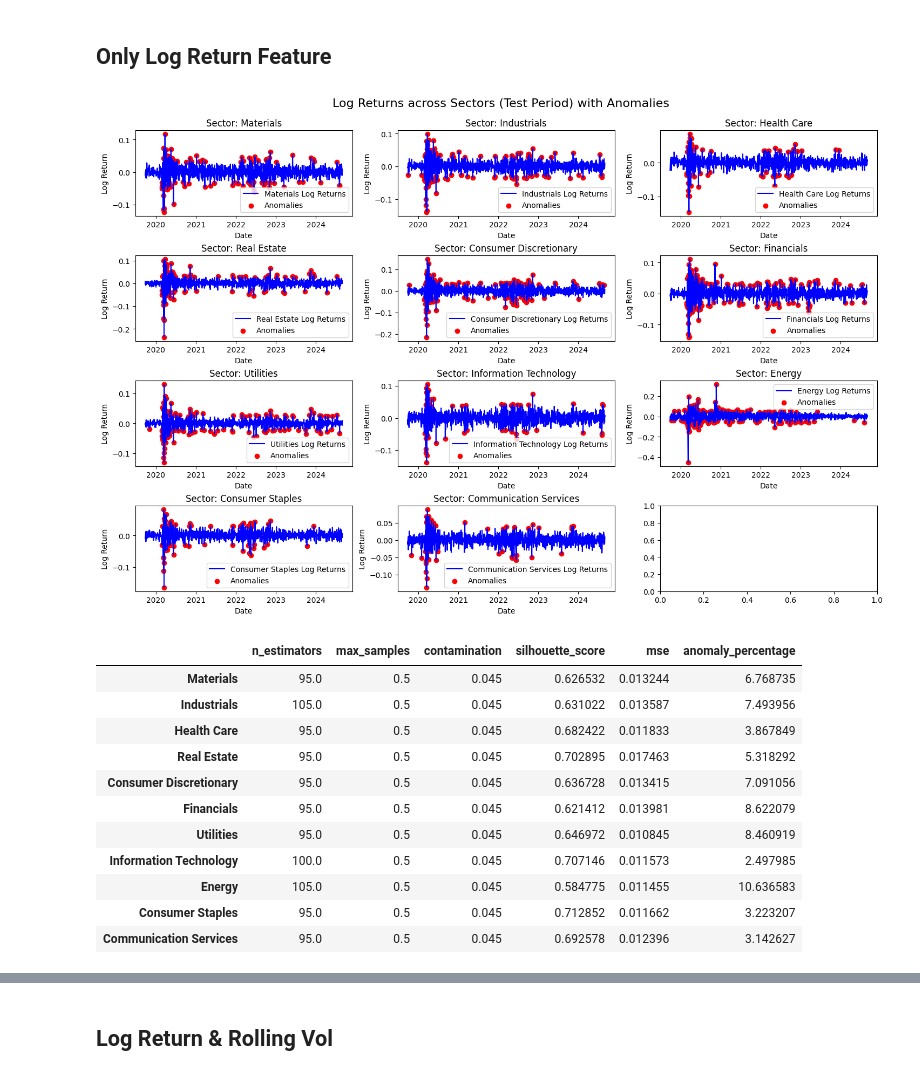
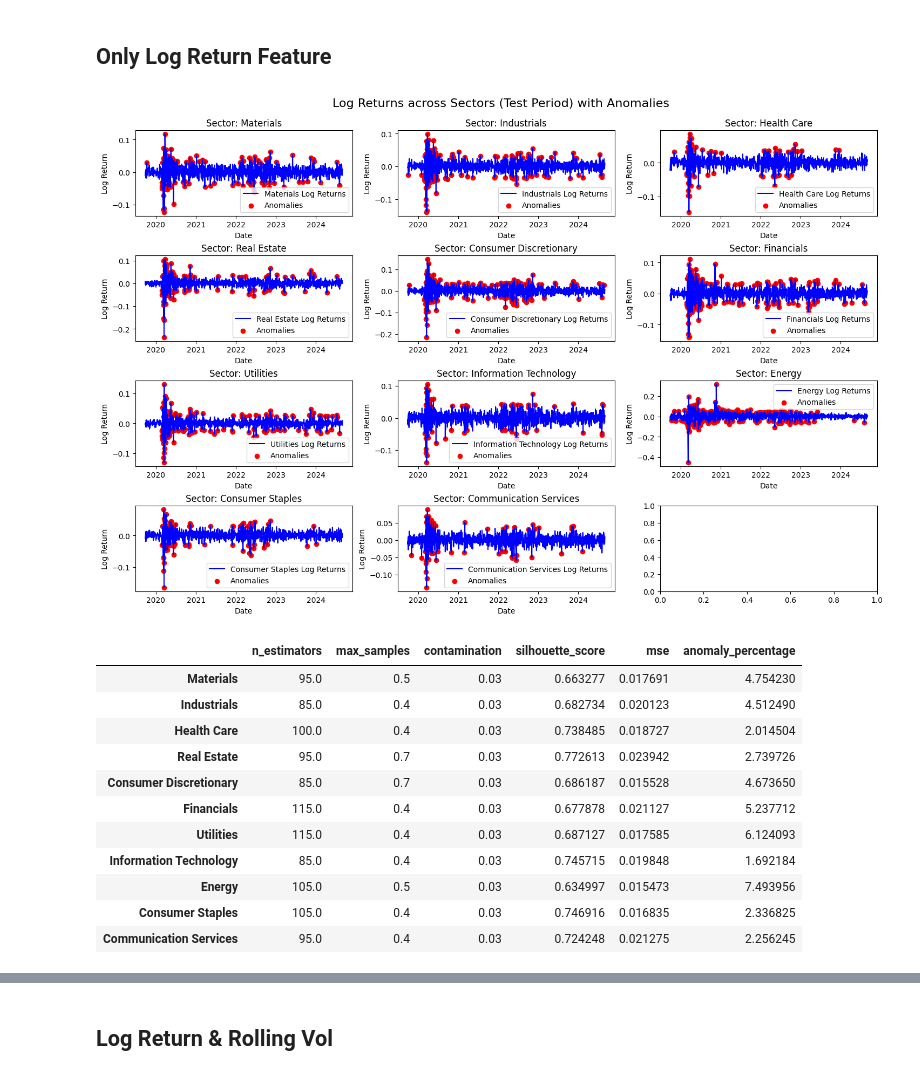
Before and after one commit to ZedongDaniel/capstone, a Jupyter notebook: Notebook/isolation_forests.ipynb, the cells around one changed output, grey strips where cells are left out. Cells and saved outputs as stored; diff of their text form; code cells hidden in the pictures.

Commit message:
anomalies datasets

```diff
--- a/Notebook/isolation_forests.ipynb
+++ b/Notebook/isolation_forests.ipynb
@@ -23,9 +23,9 @@ metrics = {}
 
 # fine tuning
 param_grid = {
-    'n_estimators': [95,100,105],
-    'max_samples': [0.5],
-    'contamination': [0.045,0.05,0.055]
+    'n_estimators': [85, 95, 100, 105, 115],
+    'max_samples': [0.4, 0.5, 0.6, 0.7],
+    'contamination': [0.03, 0.04, 0.045, 0.05, 0.055, 0.06]
 }
 
 # Plot
@@ -51,17 +51,17 @@ for i, sector in enumerate(sectors):
                 X_train = train_df[[sector]].values
                 model.fit(X_train)
 
-                # predict anomalies on the test data
+                # Predict anomalies on the test data
                 X_test = test_df[[sector]].values
                 test_df[f'{sector}_anomaly'] = model.predict(X_test)
                 test_df[f'{sector}_anomaly'] = test_df[f'{sector}_anomaly'].apply(lambda x: 0 if x == 1 else -1)
 
-                # metrics
+                # Metrics
                 silhouette = silhouette_score(X_test, test_df[f'{sector}_anomaly'])
                 mse = mean_squared_error(test_df[sector], model.decision_function(X_test))
                 anomaly_percentage = (test_df[f'{sector}_anomaly'] == -1).mean() * 100
 
-                # check if this configuration is better
+                # Check if this configuration is better
                 if silhouette > best_silhouette:
                     best_silhouette = silhouette
                     best_config = {
@@ -69,43 +69,43 @@ for i, sector in enumerate(sectors):
                         'max_samples': max_samples,
                         'contamination': contamination,
                         'silhouette_score': silhouette,
                         'mse': mse,
                         'anomaly_percentage': anomaly_percentage
                     }
                     best_model = model
 
     best_params[sector] = best_config
     metrics[sector] = best_config
 
     # Plot the best model's results
     row = i // 3
     col = i % 3
     ax = axes[row, col]
     ax.plot(test_df['date'], test_df[sector], label=f'{sector} Log Returns', color='blue')
 
     # Identify anomaly points in the test data and plot them
     anomaly_dates = test_df[test_df[f'{sector}_anomaly'] == -1]['date']
     anomaly_values = test_df[test_df[f'{sector}_anomaly'] == -1][sector]
     ax.scatter(anomaly_dates, anomaly_values, color='red', label='Anomalies')
     ax.set_title(f'Sector: {sector}')
     ax.set_xlabel('Date')
     ax.set_ylabel('Log Return')
     ax.legend()
 
 plt.show()
 metrics_df = pd.DataFrame(metrics).T
 metrics_df
 # %% [output]
-[figure, old version]
+[figure, new version]
 |  | n_estimators | max_samples | contamination | silhouette_score | mse | anomaly_percentage |
-| Materials | 95.0 | 0.5 | 0.045 | 0.626532 | 0.013244 | 6.768735 |
-| Industrials | 105.0 | 0.5 | 0.045 | 0.631022 | 0.013587 | 7.493956 |
-| Health Care | 95.0 | 0.5 | 0.045 | 0.682422 | 0.011833 | 3.867849 |
-| Real Estate | 95.0 | 0.5 | 0.045 | 0.702895 | 0.017463 | 5.318292 |
-| Consumer Discretionary | 95.0 | 0.5 | 0.045 | 0.636728 | 0.013415 | 7.091056 |
-| Financials | 95.0 | 0.5 | 0.045 | 0.621412 | 0.013981 | 8.622079 |
-| Utilities | 95.0 | 0.5 | 0.045 | 0.646972 | 0.010845 | 8.460919 |
-| Information Technology | 100.0 | 0.5 | 0.045 | 0.707146 | 0.011573 | 2.497985 |
-| Energy | 105.0 | 0.5 | 0.045 | 0.584775 | 0.011455 | 10.636583 |
-| Consumer Staples | 95.0 | 0.5 | 0.045 | 0.712852 | 0.011662 | 3.223207 |
-| Communication Services | 95.0 | 0.5 | 0.045 | 0.692578 | 0.012396 | 3.142627 |
+| Materials | 95.0 | 0.5 | 0.03 | 0.663277 | 0.017691 | 4.754230 |
+| Industrials | 85.0 | 0.4 | 0.03 | 0.682734 | 0.020123 | 4.512490 |
+| Health Care | 100.0 | 0.4 | 0.03 | 0.738485 | 0.018727 | 2.014504 |
+| Real Estate | 95.0 | 0.7 | 0.03 | 0.772613 | 0.023942 | 2.739726 |
+| Consumer Discretionary | 85.0 | 0.7 | 0.03 | 0.686187 | 0.015528 | 4.673650 |
+| Financials | 115.0 | 0.4 | 0.03 | 0.677878 | 0.021127 | 5.237712 |
+| Utilities | 115.0 | 0.4 | 0.03 | 0.687127 | 0.017585 | 6.124093 |
+| Information Technology | 85.0 | 0.4 | 0.03 | 0.745715 | 0.019848 | 1.692184 |
+| Energy | 105.0 | 0.5 | 0.03 | 0.634997 | 0.015473 | 7.493956 |
+| Consumer Staples | 105.0 | 0.4 | 0.03 | 0.746916 | 0.016835 | 2.336825 |
+| Communication Services | 95.0 | 0.4 | 0.03 | 0.724248 | 0.021275 | 2.256245 |
```
Also changed, not shown: parts of 4 cells of this notebook, 2 other files.
